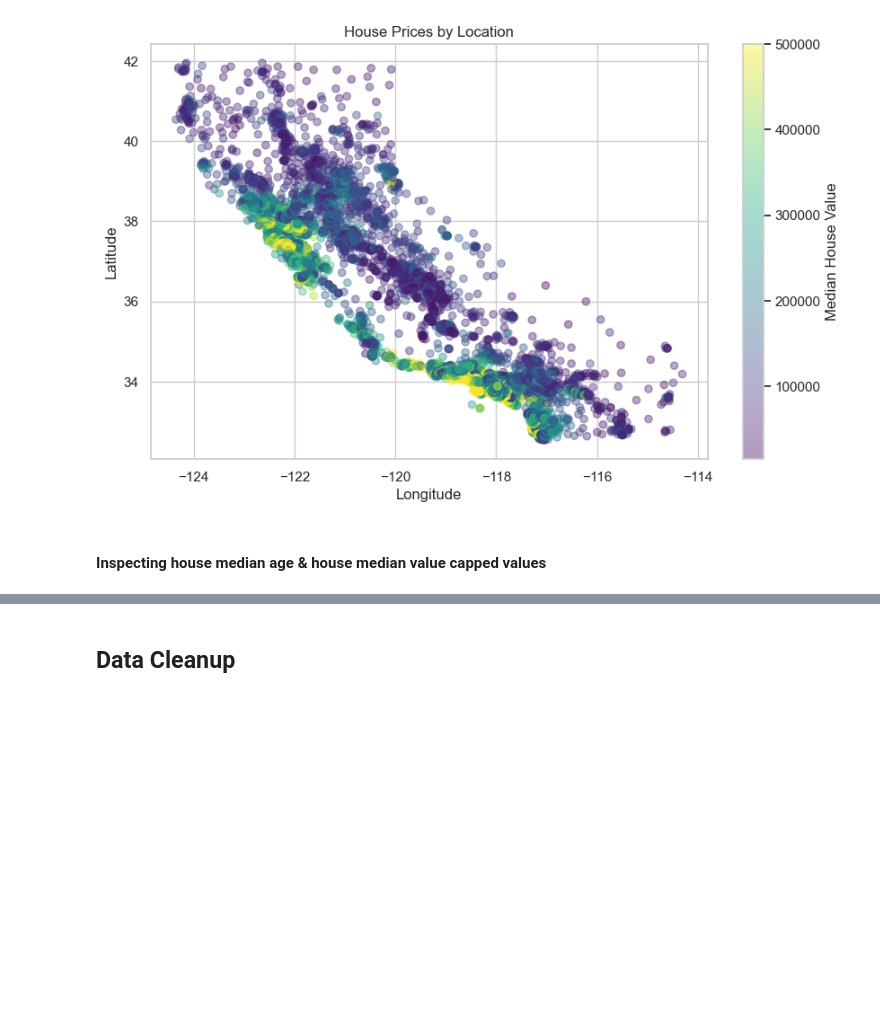
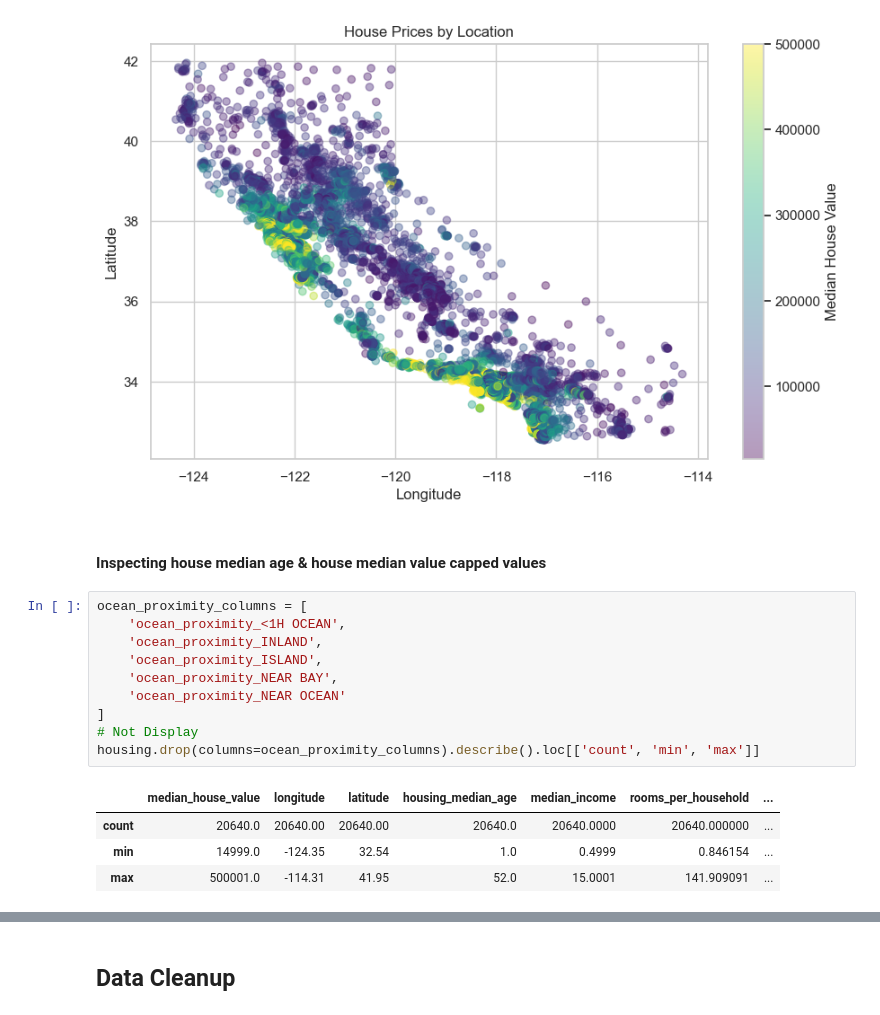
Before and after one commit to desmonddibba/house_prices, a Jupyter notebook: House_Prices.ipynb, the cells around one changed output, grey strips where cells are left out. Drawn from its saved outputs; the diff is of its cells as text; blank space fills up the shorter version.

```diff
--- a/House_Prices.ipynb
+++ b/House_Prices.ipynb
@@ -256,6 +254,21 @@ plt.show()
 [figure]
 # %% [markdown]
 #### Inspecting house median age & house median value capped values
+# %%
+ocean_proximity_columns = [
+    'ocean_proximity_<1H OCEAN',
+    'ocean_proximity_INLAND',
+    'ocean_proximity_ISLAND',
+    'ocean_proximity_NEAR BAY',
+    'ocean_proximity_NEAR OCEAN'
+]
+# Not Display
+housing.drop(columns=ocean_proximity_columns).describe().loc[['count', 'min', 'max']]
+# %% [output]
+|  | median_house_value | longitude | latitude | housing_median_age | median_income | rooms_per_household | ... |
+| count | 20640.0 | 20640.00 | 20640.00 | 20640.0 | 20640.0000 | 20640.000000 | ... |
+| min | 14999.0 | -124.35 | 32.54 | 1.0 | 0.4999 | 0.846154 | ... |
+| max | 500001.0 | -114.31 | 41.95 | 52.0 | 15.0001 | 141.909091 | ... |
 # %%
 housing[['housing_median_age', 'median_house_value']].describe()
 # %% [output]
```
Also changed, not shown: parts of 10 cells of this notebook.
